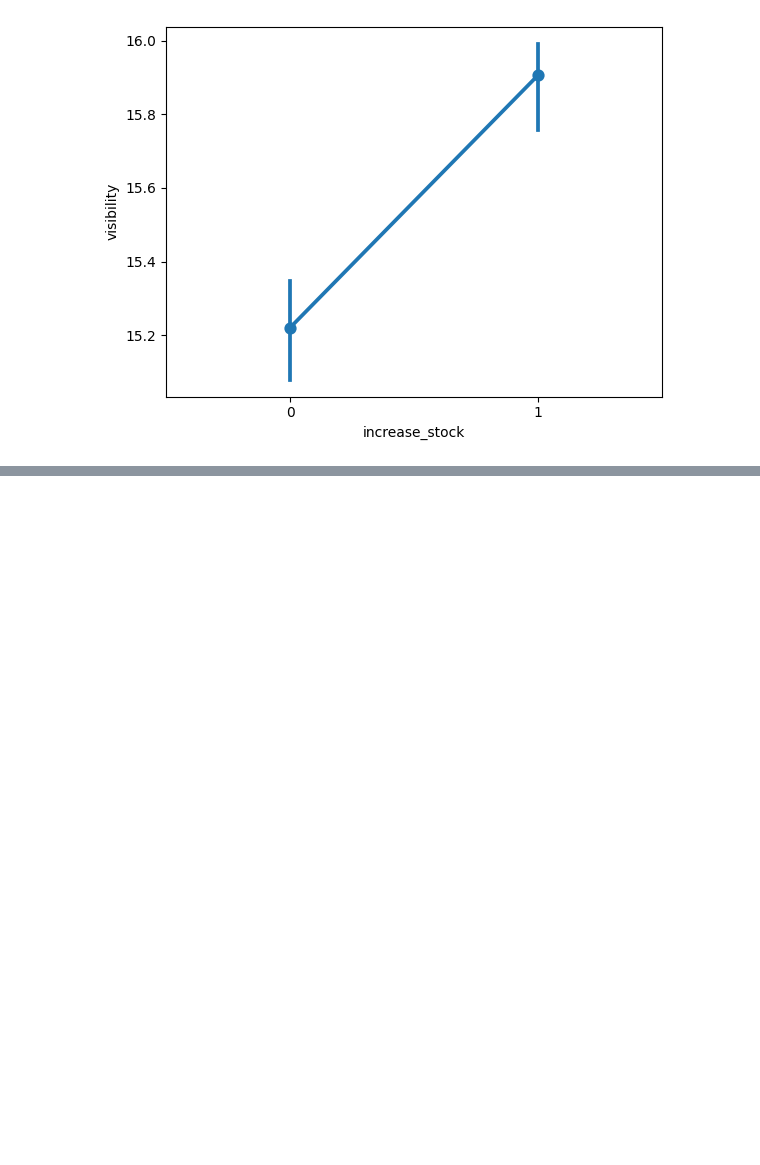
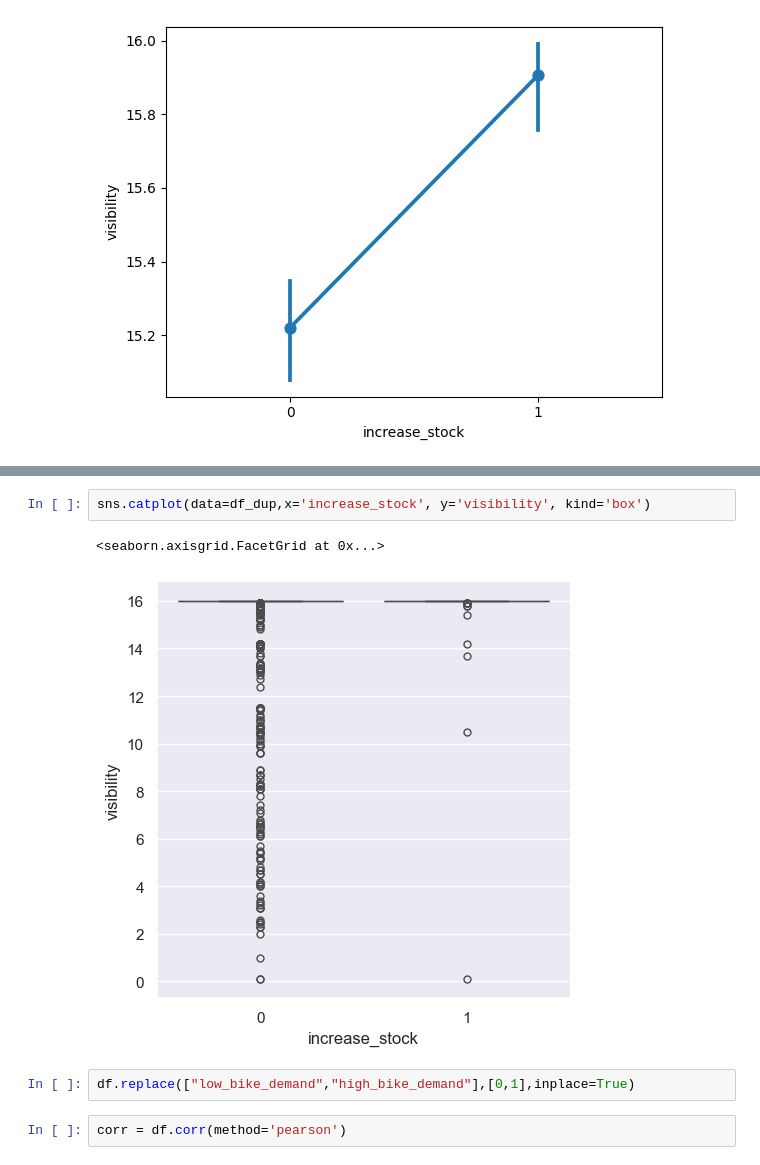
Before and after one commit to drunken-monkey-ops/sml-proj, a Jupyter notebook: Dataanalysis.ipynb, the cells around one changed output, grey strips where cells are left out. Cells and saved outputs as stored; diff of their text form; blank space fills up the shorter version.

```diff
--- a/Dataanalysis.ipynb
+++ b/Dataanalysis.ipynb
@@ -121,0 +133,9 @@ sns.pointplot(data=df_dup , x= 'increase_stock', y='visibility')
+# %%
+sns.catplot(data=df_dup,x='increase_stock', y='visibility', kind='box')
+# %% [output]
+<seaborn.axisgrid.FacetGrid at 0x...>
+[figure, added]
+# %%
+df.replace(["low_bike_demand","high_bike_demand"],[0,1],inplace=True)
+# %%
+corr = df.corr(method='pearson')
```
Also changed, not shown: parts of 5 cells of this notebook.
